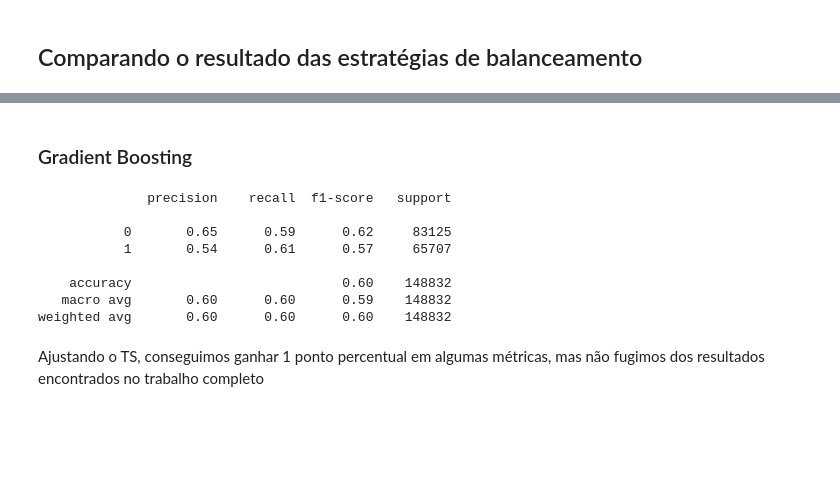
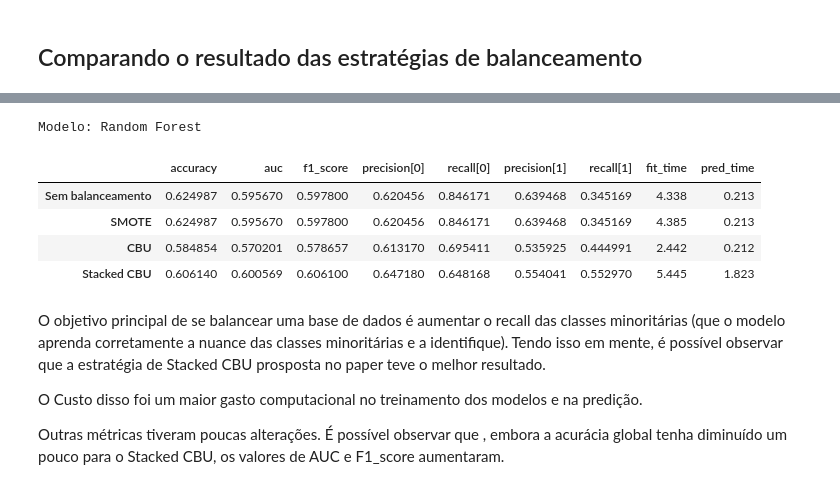
Before and after one commit to lyriotiago/machine_learning, a Jupyter notebook: Classic ML/CBU_stacking.ipynb, the cells around one changed output, grey strips where cells are left out. Cells and saved outputs as stored; diff of their text form; code cells hidden in the pictures; blank space fills up the shorter version.

```diff
--- a/Classic ML/CBU_stacking.ipynb
+++ b/Classic ML/CBU_stacking.ipynb
@@ -916,3 +556,0 @@ Time         : 1.046
-# %%
-candidates_cbu = (pd.DataFrame(response_bank_us).T).sort_values('recall[1]',ascending=False)
-candidates_cbu
@@ -943,4 +571,7 @@ response_bank_stack = test_models_plot_roc_auc_curve(list_models,
                                                      stacked_clusters=True,
                                                      clusters = clusters_us
                                                     )
+
+candidates_stack = (pd.DataFrame(response_bank_stack).T[column_order])
+candidates_stack
 # %% [output]
@@ -966,3 +579,0 @@ Time         : 5.525
-# %%
-candidates_stack = (pd.DataFrame(response_bank_stack).T).sort_values('recall[1]',ascending=False)
-candidates_stack
@@ -1075,21 +582,24 @@ weighted avg       0.60      0.60      0.60    148832
-# %% [markdown]
-### Gradient Boosting
-# %%
-model = GradientBoostingClassifier(random_state = 42)
-stacked_models, stack_estimator = stack_fit(model,LogisticRegression(),X_train_us,y_train_us,clusters_us)
-
-ts = 0.491
-y_pred_ts, _ = stack_predict(stacked_models, stack_estimator,X_test_std,ts = ts)
-
-print(classification_report(y_test,y_pred_ts))
-# %% [output]
-              precision    recall  f1-score   support
-
-           0       0.65      0.59      0.62     83125
-           1       0.54      0.61      0.57     65707
-
-    accuracy                           0.60    148832
-   macro avg       0.60      0.60      0.59    148832
-weighted avg       0.60      0.60      0.60    148832
-# %% [markdown]
-Ajustando o TS, conseguimos ganhar 1 ponto percentual em algumas métricas, mas não fugimos dos resultados encontrados no trabalho completo
+# %%
+rf_results = pd.concat([candidates,
+                        candidates_sm,
+                        candidates_cbu,
+                        candidates_stack
+                       ],axis=0)
+
+rf_results.index = ['Sem balanceamento','SMOTE','CBU','Stacked CBU']
+# %%
+print('\n\nModelo: Random Forest')
+display(rf_results)
+# %% [output]
+Modelo: Random Forest
+|  | accuracy | auc | f1_score | precision[0] | recall[0] | precision[1] | recall[1] | fit_time | pred_time |
+| Sem balanceamento | 0.624987 | 0.595670 | 0.597800 | 0.620456 | 0.846171 | 0.639468 | 0.345169 | 4.338 | 0.213 |
+| SMOTE | 0.624987 | 0.595670 | 0.597800 | 0.620456 | 0.846171 | 0.639468 | 0.345169 | 4.385 | 0.213 |
+| CBU | 0.584854 | 0.570201 | 0.578657 | 0.613170 | 0.695411 | 0.535925 | 0.444991 | 2.442 | 0.212 |
+| Stacked CBU | 0.606140 | 0.600569 | 0.606100 | 0.647180 | 0.648168 | 0.554041 | 0.552970 | 5.445 | 1.823 |
+# %% [markdown]
+O objetivo principal de se balancear uma base de dados é aumentar o recall das classes minoritárias (que o modelo aprenda corretamente a nuance das classes minoritárias e a identifique). Tendo isso em mente, é possível observar que a estratégia de Stacked CBU prosposta no paper teve o melhor resultado.
+
+O Custo disso foi um maior gasto computacional no treinamento dos modelos e na predição.
+
+Outras métricas tiveram poucas alterações. É possível observar que , embora a acurácia global tenha diminuído um pouco para o Stacked CBU, os valores de AUC e F1_score aumentaram.
```
Also changed, not shown: parts of 99 cells of this notebook.
